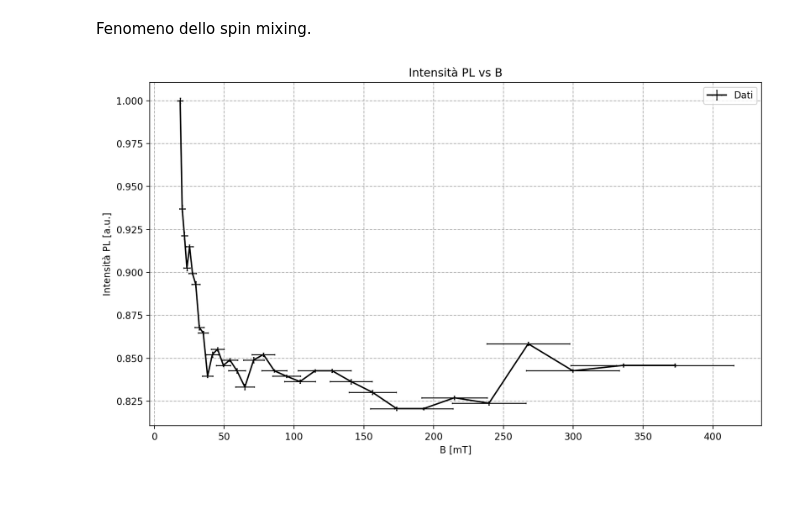
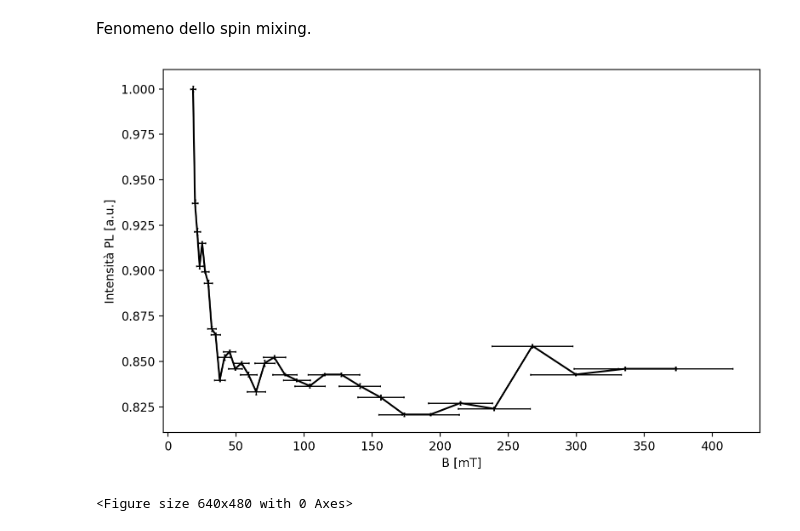
Before and after one commit to zosojack/lab-ss-2, a Jupyter notebook: PARTE 1: PL/5-tensione_vs_B.ipynb, the cells around one changed output. Drawn from its saved outputs; the diff is of its cells as text; code cells hidden in the pictures; blank space fills up the shorter version.

```diff
--- a/PARTE 1: PL/5-tensione_vs_B.ipynb
+++ b/PARTE 1: PL/5-tensione_vs_B.ipynb
@@ -21,35 +21,38 @@ data = np.loadtxt('data/tensione_vs_b.csv', skiprows=1)  # Adjust delimiter and
 B = data[:, 0]  # Assuming "B" is in the first column
 err_B = data[:, 1]
 tensione = data[:, 2]  # Assuming "tensione" is in the second column
 err_tensione = data[:, 3]
 
 # normalizzo tensione
 max_tensione = np.max(tensione)
 tensione = tensione / max_tensione
 err_tensione = err_tensione / max_tensione
 
 # converto in mT
 B = B * 1e3
 err_B = err_B * 1e3
 
 # Plot the data
-plt.figure(figsize=(10, 6), dpi=200)
+plt.figure(figsize=(8, 5), dpi=200)
 plt.errorbar(
     B, tensione, xerr=err_B, yerr=err_tensione,
     marker='o',  # Solo marker, senza linee tra i punti
     markersize=0.5,  # Dimensione dei marker leggermente aumentata
     elinewidth=1,  # Spessore delle barre d'errore ridotto per leggibilità
     capsize=0.8,  # Aggiunge terminali alle barre d'errore
     capthick=1,  # Spessore dei terminali
     color='black',  # Colore neutro per evitare distrazioni
     label='Dati'
 )
 plt.xlabel('B [mT]')
 plt.ylabel('Intensità PL [a.u.]')
-plt.title('Intensità PL vs B')
-plt.legend()
-plt.grid(linestyle='--')
+#plt.title('Intensità PL vs B')
+#plt.legend()
+#plt.grid(linestyle='--')
 plt.tight_layout()
 plt.show()
+# salvare l'immagine con nome in .pdf
+plt.savefig("tensione-vs-B.pdf")
 # %% [output]
-[figure, old version]
+[figure, new version]
+<Figure size 640x480 with 0 Axes>
```
Also changed, not shown: 6 other files.
